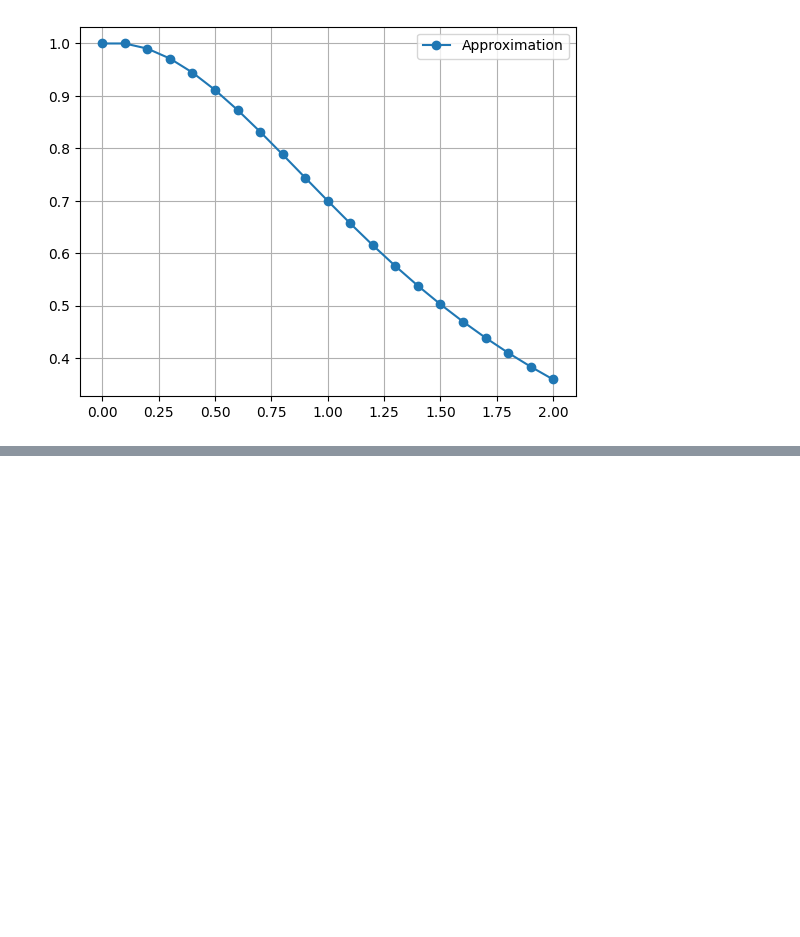
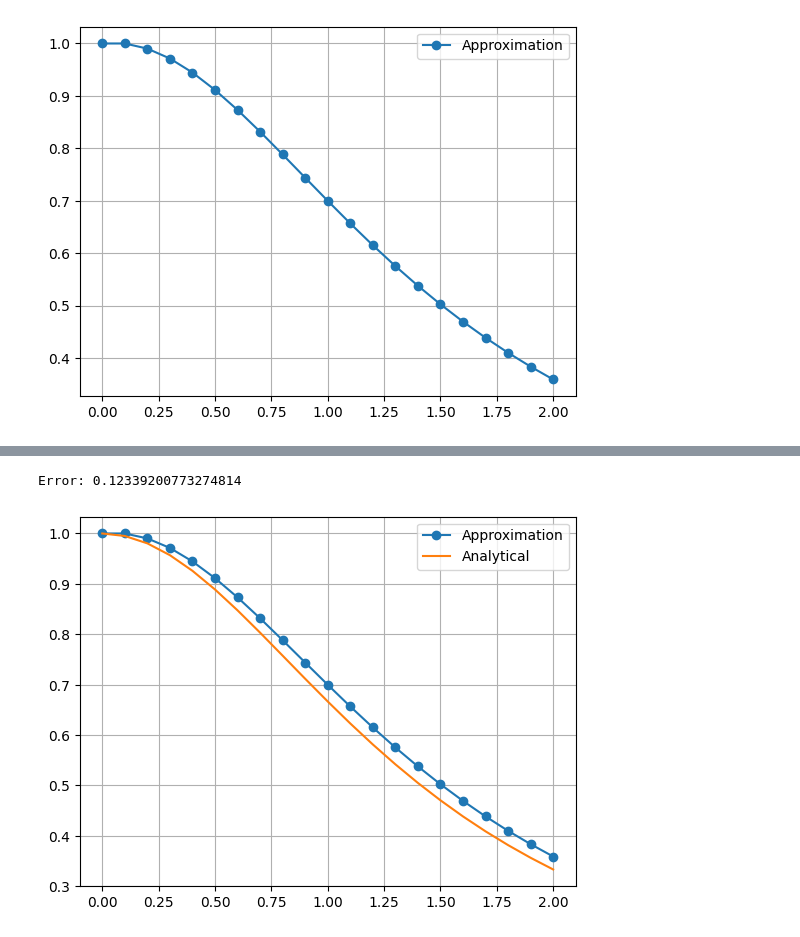
Before and after one commit to GiacomoDiFa/Progetto-MN, a Jupyter notebook: progetto_MN_Di_Fabrizio_Montanari.ipynb, the cells around one changed output, grey strips where cells are left out. Drawn from its saved outputs; the diff is of its cells as text; code cells hidden in the pictures; blank space fills up the shorter version.

```diff
--- a/progetto_MN_Di_Fabrizio_Montanari.ipynb
+++ b/progetto_MN_Di_Fabrizio_Montanari.ipynb
@@ -625,0 +829,16 @@ plt.legend()
+# %%
+y, t = be(y0, t0, tf, h)
+
+# analitycal solution
+exact = lambda t: 1/(t**2/2+1)
+
+plt.plot(t, y, 'o-', label='Approximation')
+plt.plot(t, exact(t), label='Analytical')
+plt.legend()
+plt.grid()
+
+error = np.linalg.norm(exact(t) - y, 2)
+print('Error:', error)
+# %% [output]
+Error: 0.12339200773274814
+[figure, added]
```
Also changed, not shown: parts of 33 cells of this notebook.
